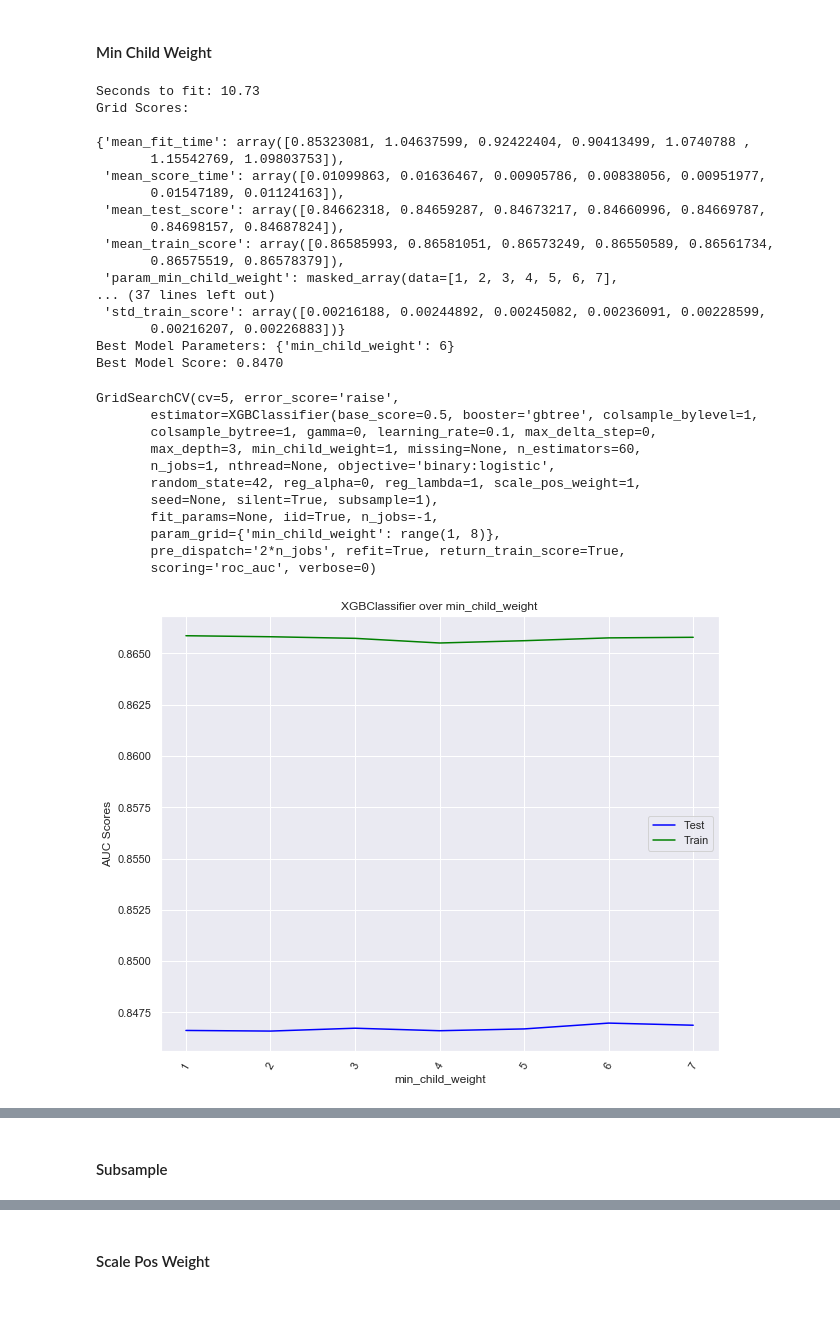
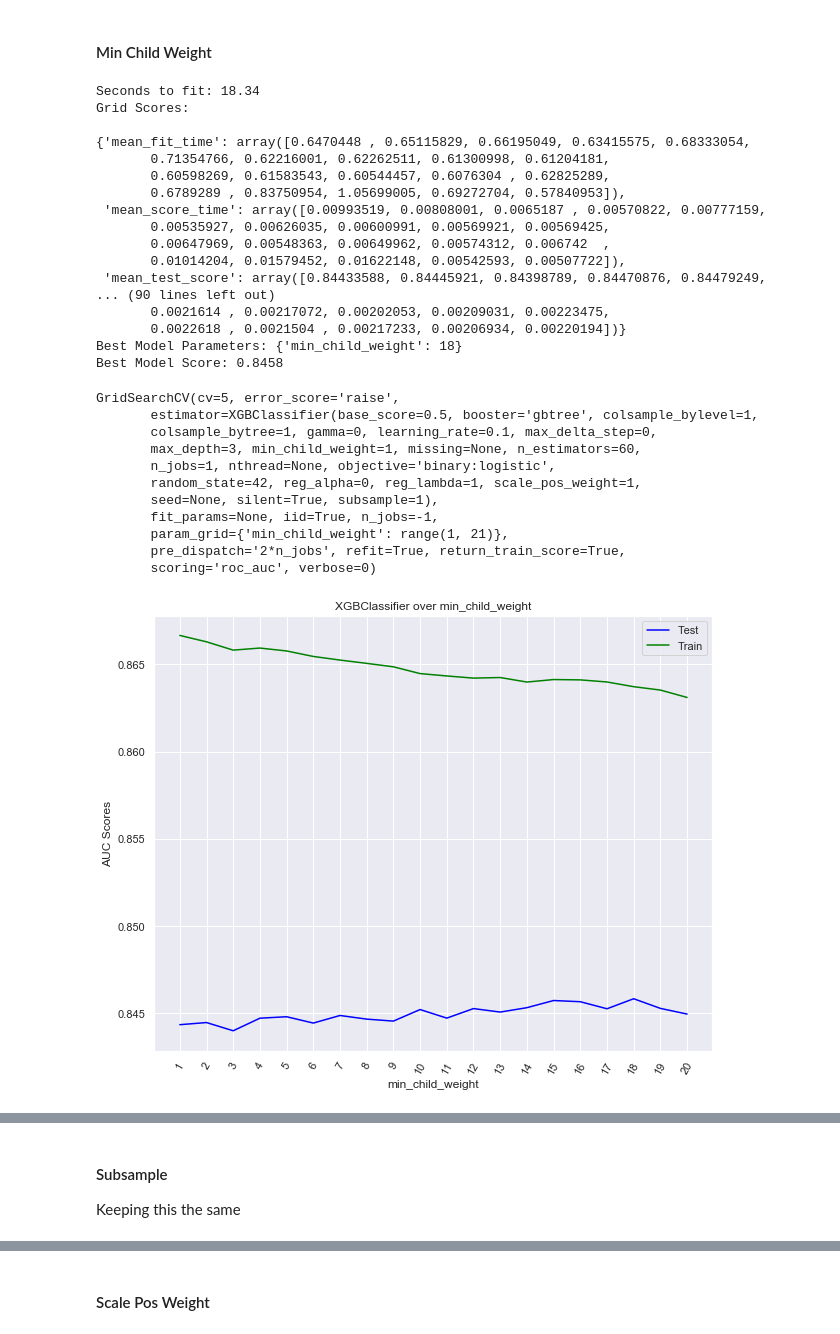
Before and after one commit to blairdev1023/telco_churn, a Jupyter notebook: src/Modeling_Boosting.ipynb, the cells around one changed output, grey strips where cells are left out. Saved outputs shown, nothing was run; the diff lists cells and outputs as text; code cells hidden in the pictures; blank space fills up the shorter version.

```diff
--- a/src/Modeling_Boosting.ipynb
+++ b/src/Modeling_Boosting.ipynb
@@ -27,13 +26,16 @@ pp = PrettyPrinter()
 df = pd.read_csv('../data/telco_churn_numeric.csv')
 # %%
 # Seperate Train and Test
-target = df['Churn']
+full_target = df['Churn']
 train_cols = [col for col in df.columns[1:] if col != 'Churn']
-train = df[train_cols]
+full_train = df[train_cols]
 
 # Standardize
 scaler = StandardScaler()
-train = pd.DataFrame(scaler.fit_transform(train), columns=train.columns)
+full_train = pd.DataFrame(scaler.fit_transform(full_train), columns=full_train.columns)
+
+# Train Test Split
+train_x, test_x, train_y, test_y = train_test_split(full_train, full_target, random_state=42)
 # %%
 def grid_classifier(model, train, target, parameters={}, cv=5, timed=True, feat_imp=False):
     '''
@@ -740,39 +734,39 @@ GridSearchCV(cv=5, error_score='raise',
 # %%
 model = XGBClassifier(
     random_state=42,
     n_estimators=60
 )
 
-parameters = {'min_child_weight': range(1, 8)}
+parameters = {'min_child_weight': range(1, 21)}
 
-grid_classifier(model, train, target, parameters, feat_imp=True)
+grid_classifier(model, train_x, train_y, parameters)
 # %% [output]
-Seconds to fit: 10.73
+Seconds to fit: 18.34
 Grid Scores:
 
-{'mean_fit_time': array([0.85323081, 1.04637599, 0.92422404, 0.90413499, 1.0740788 ,
-       1.15542769, 1.09803753]),
- 'mean_score_time': array([0.01099863, 0.01636467, 0.00905786, 0.00838056, 0.00951977,
-       0.01547189, 0.01124163]),
- 'mean_test_score': array([0.84662318, 0.84659287, 0.84673217, 0.84660996, 0.84669787,
-       0.84698157, 0.84687824]),
- 'mean_train_score': array([0.86585993, 0.86581051, 0.86573249, 0.86550589, 0.86561734,
-       0.86575519, 0.86578379]),
- 'param_min_child_weight': masked_array(data=[1, 2, 3, 4, 5, 6, 7],
-... (37 lines left out)
- 'std_train_score': array([0.00216188, 0.00244892, 0.00245082, 0.00236091, 0.00228599,
-       0.00216207, 0.00226883])}
-Best Model Parameters: {'min_child_weight': 6}
-Best Model Score: 0.8470
+{'mean_fit_time': array([0.6470448 , 0.65115829, 0.66195049, 0.63415575, 0.68333054,
+       0.71354766, 0.62216001, 0.62262511, 0.61300998, 0.61204181,
+       0.60598269, 0.61583543, 0.60544457, 0.6076304 , 0.62825289,
+       0.6789289 , 0.83750954, 1.05699005, 0.69272704, 0.57840953]),
+ 'mean_score_time': array([0.00993519, 0.00808001, 0.0065187 , 0.00570822, 0.00777159,
+       0.00535927, 0.00626035, 0.00600991, 0.00569921, 0.00569425,
+       0.00647969, 0.00548363, 0.00649962, 0.00574312, 0.006742  ,
+       0.01014204, 0.01579452, 0.01622148, 0.00542593, 0.00507722]),
+ 'mean_test_score': array([0.84433588, 0.84445921, 0.84398789, 0.84470876, 0.84479249,
+... (90 lines left out)
+       0.0021614 , 0.00217072, 0.00202053, 0.00209031, 0.00223475,
+       0.0022618 , 0.0021504 , 0.00217233, 0.00206934, 0.00220194])}
+Best Model Parameters: {'min_child_weight': 18}
+Best Model Score: 0.8458
 GridSearchCV(cv=5, error_score='raise',
        estimator=XGBClassifier(base_score=0.5, booster='gbtree', colsample_bylevel=1,
        colsample_bytree=1, gamma=0, learning_rate=0.1, max_delta_step=0,
        max_depth=3, min_child_weight=1, missing=None, n_estimators=60,
        n_jobs=1, nthread=None, objective='binary:logistic',
        random_state=42, reg_alpha=0, reg_lambda=1, scale_pos_weight=1,
        seed=None, silent=True, subsample=1),
        fit_params=None, iid=True, n_jobs=-1,
-       param_grid={'min_child_weight': range(1, 8)},
+       param_grid={'min_child_weight': range(1, 21)},
        pre_dispatch='2*n_jobs', refit=True, return_train_score=True,
        scoring='roc_auc', verbose=0)
-[figure, old version]
+[figure, new version]
@@ -780,5 +773,6 @@ GridSearchCV(cv=5, error_score='raise',
 # %% [markdown]
 #### Subsample
+Keeping this the same
 # %%
 model = XGBClassifier(
     random_state=42,
```
Also changed, not shown: parts of 80 cells of this notebook.
